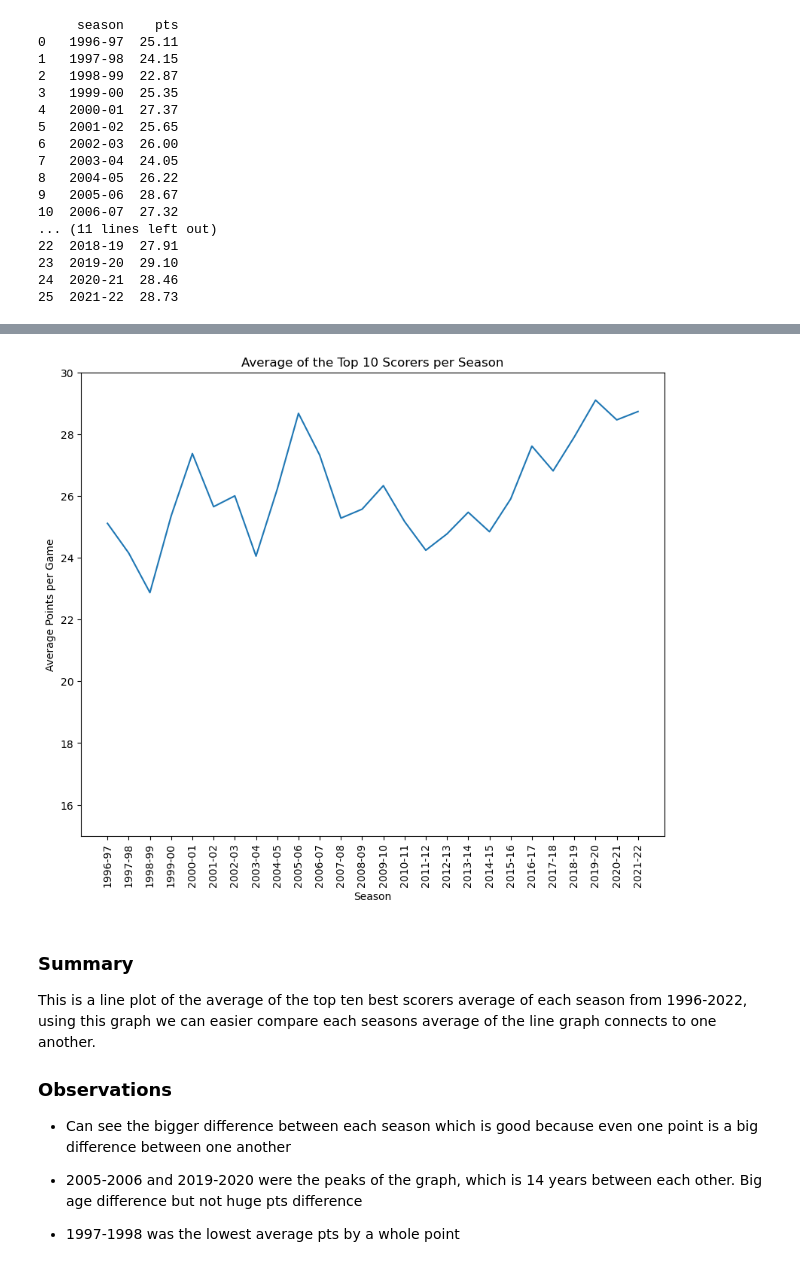
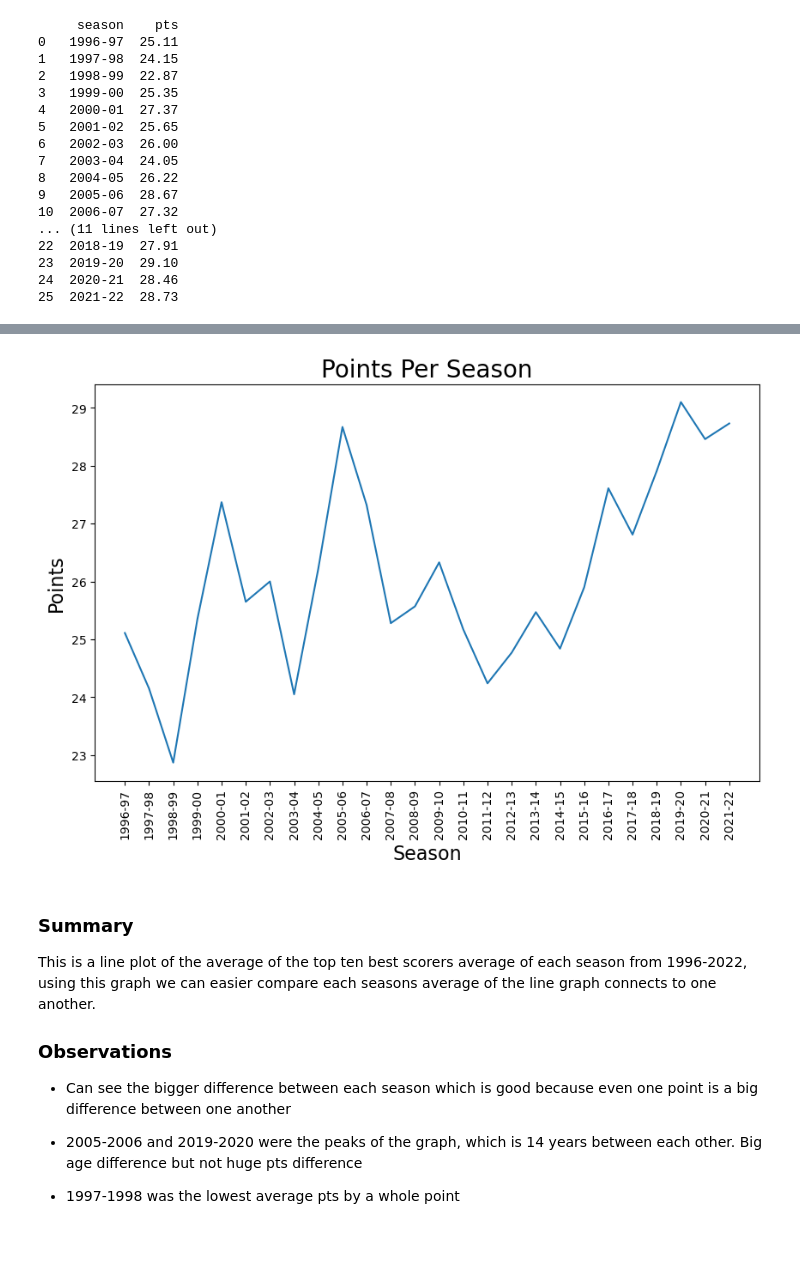
Before and after one commit to ubco-W2022T2-data301/project-group-group39, a Jupyter notebook: analysis/analysis2.ipynb, the cells around one changed output, grey strips where cells are left out. Saved outputs shown, nothing was run; the diff lists cells and outputs as text; code cells hidden in the pictures; blank space fills up the shorter version.

```diff
--- a/analysis/analysis2.ipynb
+++ b/analysis/analysis2.ipynb
@@ -148,23 +144,17 @@ plt.show()
 
 * In the newer seasons, the dots seem to be closer with one another then the ealier years. thsu players are scoring closer to each other then before
-# %%
-
-
-df = pd.read_csv("../data/raw/archive (2)/all_seasons.csv")
-avg_top_scorers = df.groupby('season')['pts'].nlargest(10).groupby('season').mean()
-fig, ax = plt.subplots(figsize=(10,8))
-ax.plot(avg_top_scorers.index, avg_top_scorers.values)
-ax.set_xlabel('Season')
-ax.set_ylabel('Average Points per Game')
-ax.set_title('Average of the Top 10 Scorers per Season')
-plt.ylim(15, 30)
-tick_labels = [str(year) for year in avg_top_scorers.index]
-ax.set_xticks(range(len(tick_labels)))
-ax.set_xticklabels(tick_labels, rotation=90)
-
-plt.show()
-# %% [output]
-[figure, removed]
+# %%
+
+
+fig, ax = plt.subplots(figsize=(10,6))
+ax.plot(dfs['season'], dfs['pts'])
+ax.set_xlabel('Season', fontsize=16)
+ax.set_ylabel('Points', fontsize=16)
+ax.set_title('Points Per Season', fontsize=20)
+plt.xticks(rotation=90)
+plt.show()
+# %% [output]
+[figure, added]
 # %% [markdown]
 ### Summary
 This is a line plot of the average of the top ten best scorers average of each season from 1996-2022, using this graph we can easier compare each seasons  average of the line graph connects to one another.
```
Also changed, not shown: parts of 5 cells of this notebook, 1 other file.
